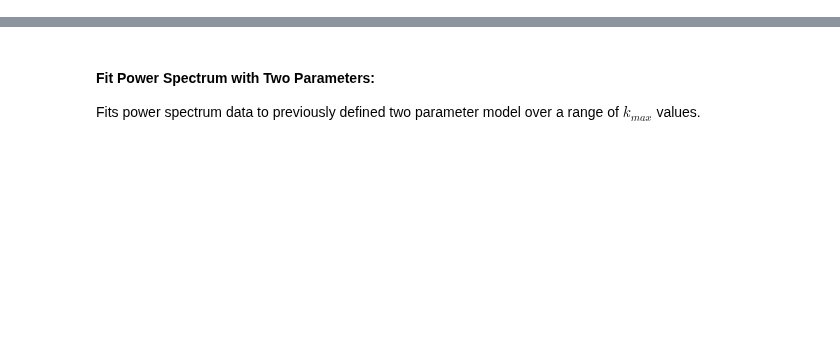
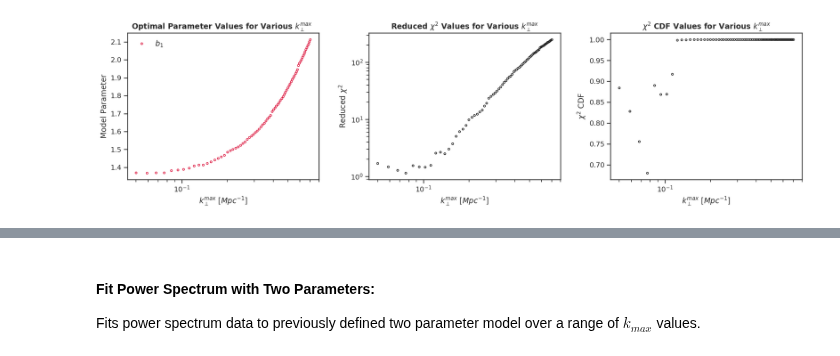
Before and after one commit to LSSTDESC/DC2-analysis, a Jupyter notebook: contributed/nonlinear_bias/one_and_two_parameter_power_spectrum_models.ipynb, the cells around one changed output, grey strips where cells are left out. Saved outputs shown, nothing was run; the diff lists cells and outputs as text; code cells hidden in the pictures; blank space fills up the shorter version.

```diff
--- a/contributed/nonlinear_bias/one_and_two_parameter_power_spectrum_models.ipynb
+++ b/contributed/nonlinear_bias/one_and_two_parameter_power_spectrum_models.ipynb
@@ -709,0 +554,11 @@ plt.xscale("log")
+# %%
+# Define lowest and highest k_max value to fit up to
+k_max_low = 0.05
+k_max_high = 0.7
+
+k_max_arr = np.linspace(k_max_low, k_max_high, 75)
+
+b_guess = [1.7]
+
+b_arr, cdf_arr, reduced_chi_sq = fit_to_kmax(k_max_arr, k_avg, p_k_avg,
+                                           n_modes_avg, b_guess, is_linear=True)
@@ -709,0 +571,37 @@ plt.xscale("log")
+# %%
+plt.figure(figsize=(16, 4.5))
+
+# Model Parameter Plot
+plt.subplot(1, 3, 1)
+plt.plot(k_max_arr, b_arr, 'o', markersize=3, markeredgecolor="crimson",
+         markerfacecolor="None", label=r"$b_1$", markeredgewidth=1)
+plt.title(r"Optimal Parameter Values for Various $k_\perp^{max} $  ", fontweight="bold")
+plt.xscale("log")
+plt.xlabel("$k_\perp^{max} \ [Mpc^{-1}]$")
+plt.ylabel("Model Parameter")
+plt.legend(loc="upper left", fontsize=12, frameon=False)
+
+# Reduced Chi_2 Plot
+plt.subplot(1, 3, 2)
+plt.plot(k_max_arr, reduced_chi_sq, 'o', markersize = 3, markerfacecolor = "None",
+         markeredgecolor = "k", markeredgewidth=1)
+plt.title(r"Reduced $\chi^2$ Values for Various $k_\perp^{max}$ ", fontweight = "bold")
+plt.xscale("log")
+plt.yscale("log")
+plt.xlabel("$k_\perp^{max} \ [Mpc^{-1}]$")
+plt.ylabel("Reduced $\chi^2$")
+
+# Chi_2 CDF Plot
+plt.subplot(1, 3, 3)
+plt.plot(k_max_arr, cdf_arr[0:], 'o', markersize = 3,
+         markerfacecolor = "None", markeredgecolor = "k", markeredgewidth=1)
+plt.title(r"$\chi^2$ CDF Values for Various $k_\perp^{max}$ ", fontweight = "bold")
+plt.xscale("log")
+plt.xlabel("$k_\perp^{max} \ [Mpc^{-1}]$")
+plt.ylabel("$\chi^2$ CDF")
+
+plt.tight_layout()
+
+plt.show()
+# %% [output]
+[figure, added]
```
Also changed, not shown: parts of 50 cells of this notebook.
